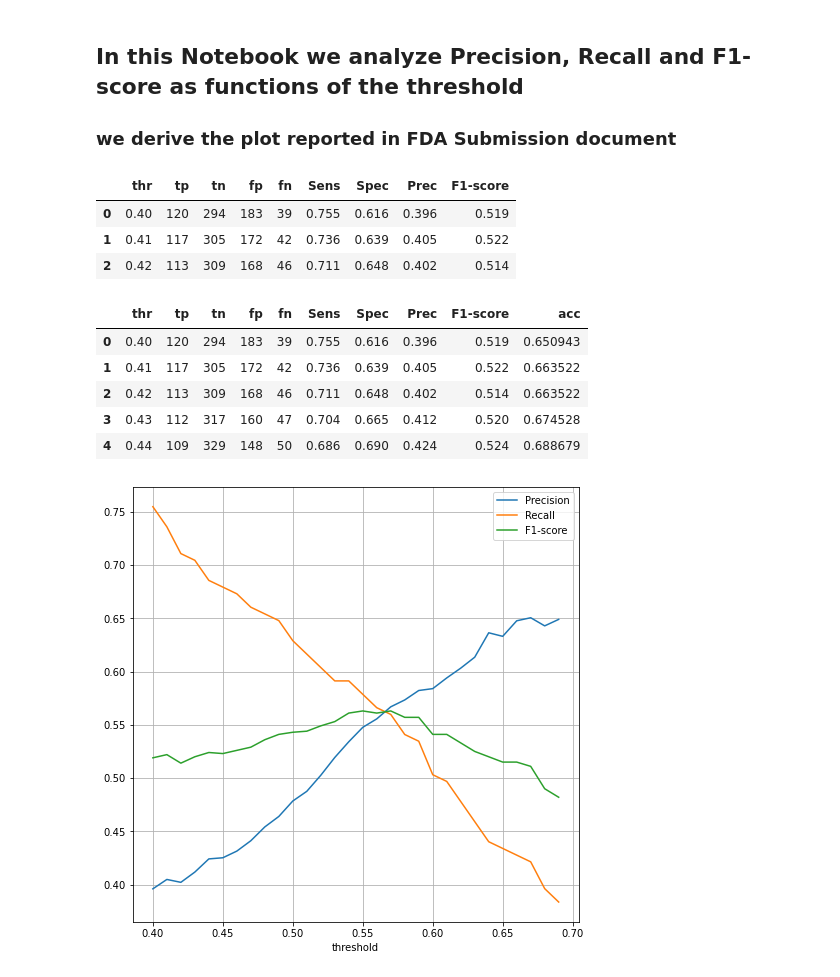
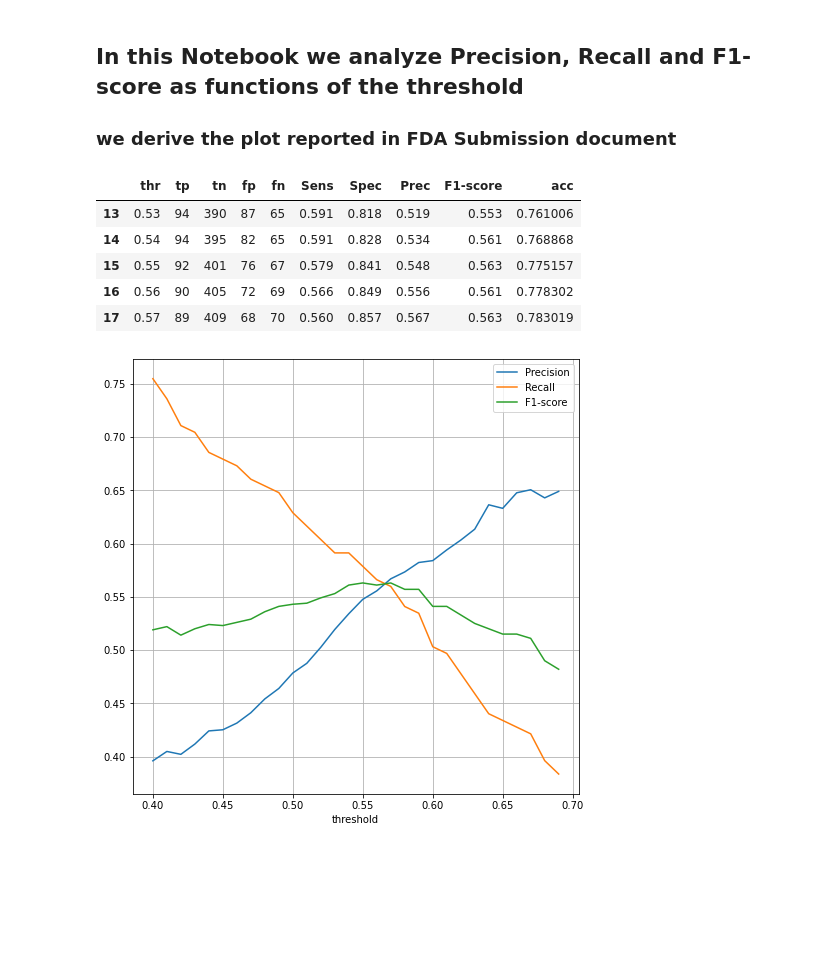
Before and after one commit to luigisaetta/cxr-pneumonia, a Jupyter notebook: AnalyzeStats.ipynb, the cells around one changed output. Saved outputs shown, nothing was run; the diff lists cells and outputs as text; code cells hidden in the pictures; blank space fills up the shorter version.

Commit message:
added table in the maximum F1 range

```diff
--- a/AnalyzeStats.ipynb
+++ b/AnalyzeStats.ipynb
@@ -8,24 +8,18 @@ import numpy as np
 import matplotlib.pyplot as plt
 # %%
 stats = pd.read_csv('stat_df.csv')
-# %%
-stats.head(3)
-# %% [output]
-|  | thr | tp | tn | fp | fn | Sens | Spec | Prec | F1-score |
-| 0 | 0.40 | 120 | 294 | 183 | 39 | 0.755 | 0.616 | 0.396 | 0.519 |
-| 1 | 0.41 | 117 | 305 | 172 | 42 | 0.736 | 0.639 | 0.405 | 0.522 |
-| 2 | 0.42 | 113 | 309 | 168 | 46 | 0.711 | 0.648 | 0.402 | 0.514 |
 # %%
 stats['acc'] = (stats['tp'] + stats['tn'])/636.
-# %%
-stats.head()
-# %% [output]
-|  | thr | tp | tn | fp | fn | Sens | Spec | Prec | F1-score | acc |
-| 0 | 0.40 | 120 | 294 | 183 | 39 | 0.755 | 0.616 | 0.396 | 0.519 | 0.650943 |
-| 1 | 0.41 | 117 | 305 | 172 | 42 | 0.736 | 0.639 | 0.405 | 0.522 | 0.663522 |
-| 2 | 0.42 | 113 | 309 | 168 | 46 | 0.711 | 0.648 | 0.402 | 0.514 | 0.663522 |
-| 3 | 0.43 | 112 | 317 | 160 | 47 | 0.704 | 0.665 | 0.412 | 0.520 | 0.674528 |
-| 4 | 0.44 | 109 | 329 | 148 | 50 | 0.686 | 0.690 | 0.424 | 0.524 | 0.688679 |
+# %%
+# show values in the "maximum F1 range"
+stats[stats['thr'] >= 0.53].head()
+# %% [output]
+|  | thr | tp | tn | fp | fn | Sens | Spec | Prec | F1-score | acc |
+| 13 | 0.53 | 94 | 390 | 87 | 65 | 0.591 | 0.818 | 0.519 | 0.553 | 0.761006 |
+| 14 | 0.54 | 94 | 395 | 82 | 65 | 0.591 | 0.828 | 0.534 | 0.561 | 0.768868 |
+| 15 | 0.55 | 92 | 401 | 76 | 67 | 0.579 | 0.841 | 0.548 | 0.563 | 0.775157 |
+| 16 | 0.56 | 90 | 405 | 72 | 69 | 0.566 | 0.849 | 0.556 | 0.561 | 0.778302 |
+| 17 | 0.57 | 89 | 409 | 68 | 70 | 0.560 | 0.857 | 0.567 | 0.563 | 0.783019 |
 # %%
 tn = stats['tn'].values
 fn = stats['fn'].values
```
